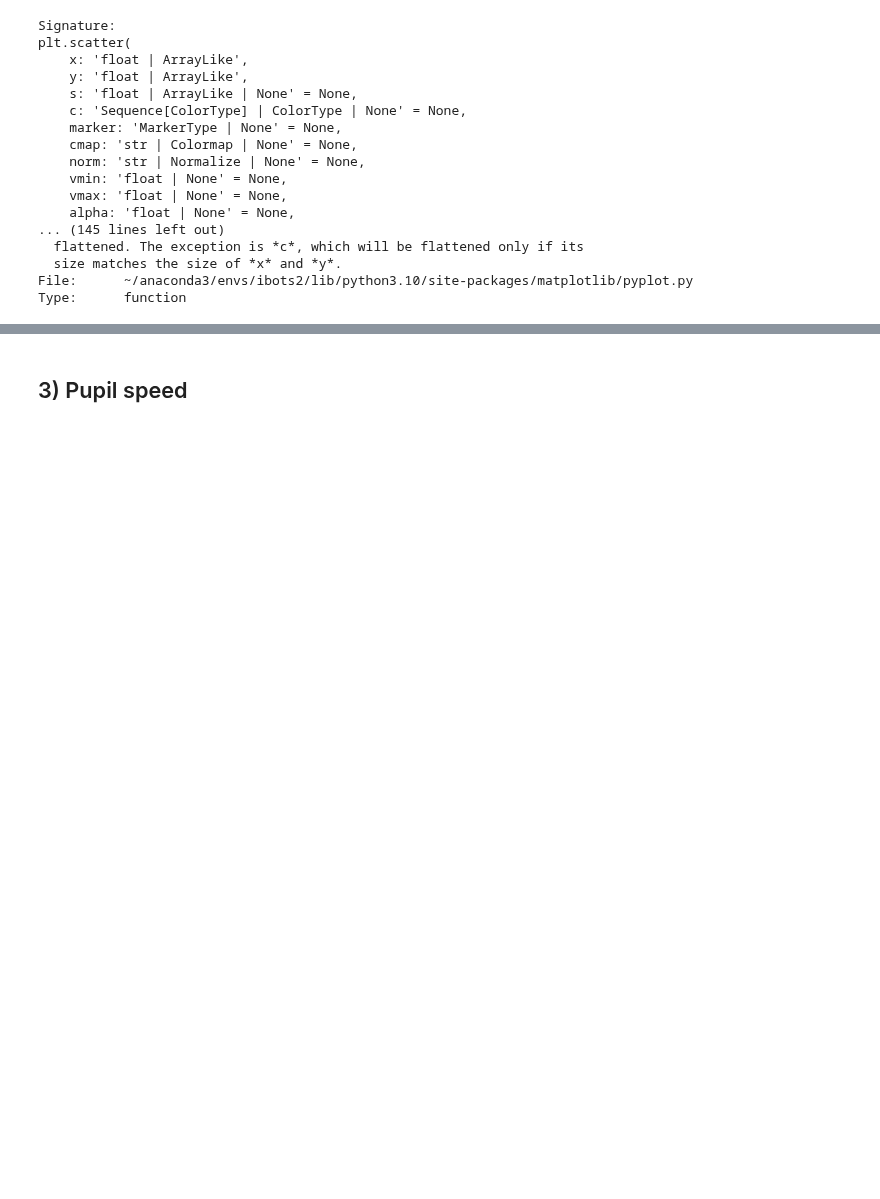
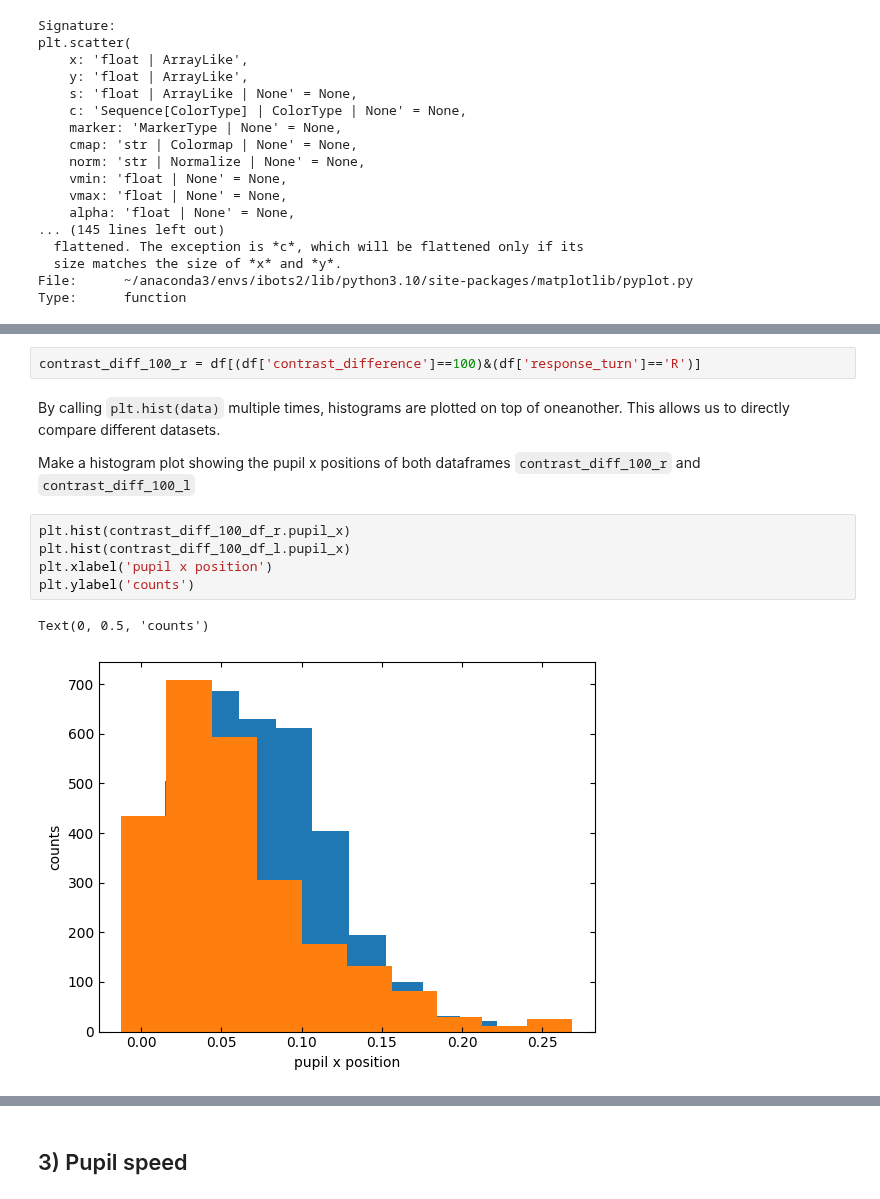
Before and after one commit to ibehave-ibots/iBOTS-Tools, a Jupyter notebook: workshops/python-workshop-1/exercises/ben/Day2-pupil-with-solns.ipynb, the cells around one changed output, grey strips where cells are left out. Drawn from its saved outputs; the diff is of its cells as text; blank space fills up the shorter version.

```diff
--- a/workshops/python-workshop-1/exercises/ben/Day2-pupil-with-solns.ipynb
+++ b/workshops/python-workshop-1/exercises/ben/Day2-pupil-with-solns.ipynb
@@ -74,0 +150,14 @@ Text(0, 0.5, 'pupil y position')
+# %%
+contrast_diff_100_r = df[(df['contrast_difference']==100)&(df['response_turn']=='R')]
+# %% [markdown]
+By calling `plt.hist(data)` multiple times, histograms are plotted on top of oneanother. This allows us to directly compare different datasets.
+
+Make a histogram plot showing the pupil x positions of both dataframes `contrast_diff_100_r` and `contrast_diff_100_l`
+# %%
+plt.hist(contrast_diff_100_df_r.pupil_x)
+plt.hist(contrast_diff_100_df_l.pupil_x)
+plt.xlabel('pupil x position')
+plt.ylabel('counts')
+# %% [output]
+Text(0, 0.5, 'counts')
+[figure, added]
```
Also changed, not shown: parts of 46 cells of this notebook, 1 other file.
